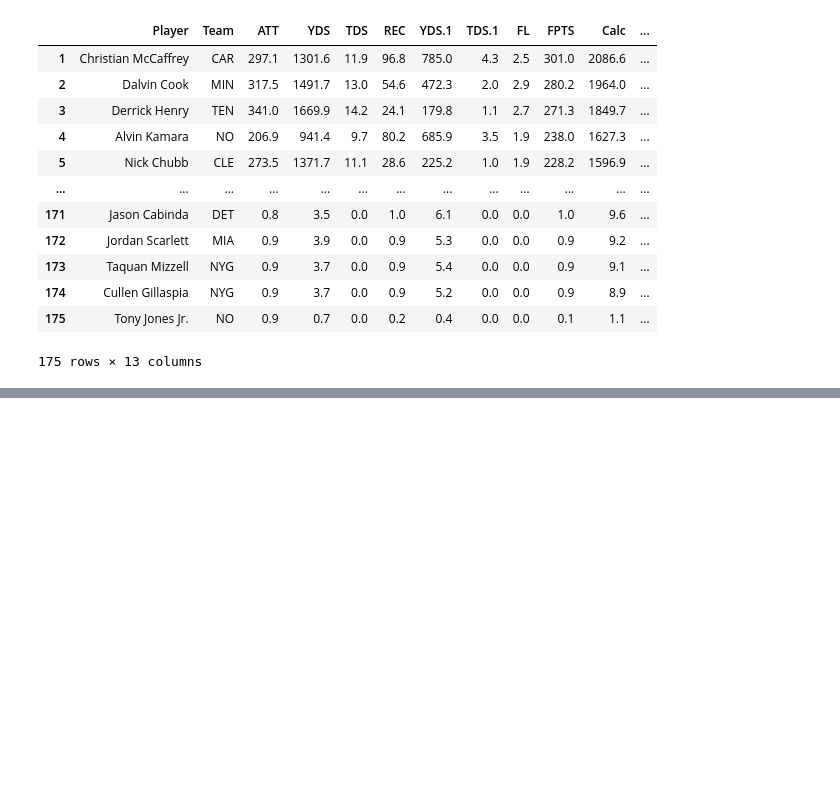
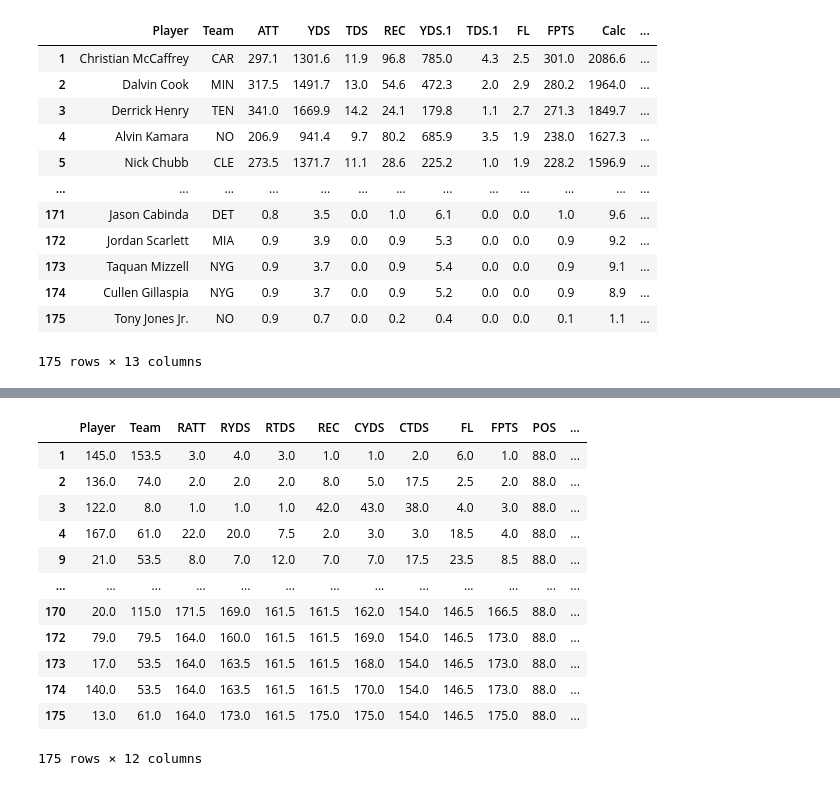
Before and after one commit to gordonpera/DraftBoard, a Jupyter notebook: Fantasy Test Notebook.ipynb, the cells around one changed output, grey strips where cells are left out. Drawn from its saved outputs; the diff is of its cells as text; code cells hidden in the pictures; blank space fills up the shorter version.

```diff
--- a/Fantasy Test Notebook.ipynb
+++ b/Fantasy Test Notebook.ipynb
@@ -504,0 +947,16 @@ RB
+# %%
+RB.rank(ascending = False)
+# %% [output]
+|  | Player | Team | RATT | RYDS | RTDS | REC | CYDS | CTDS | FL | FPTS | POS | ... |
+| 1 | 145.0 | 153.5 | 3.0 | 4.0 | 3.0 | 1.0 | 1.0 | 2.0 | 6.0 | 1.0 | 88.0 | ... |
+| 2 | 136.0 | 74.0 | 2.0 | 2.0 | 2.0 | 8.0 | 5.0 | 17.5 | 2.5 | 2.0 | 88.0 | ... |
+| 3 | 122.0 | 8.0 | 1.0 | 1.0 | 1.0 | 42.0 | 43.0 | 38.0 | 4.0 | 3.0 | 88.0 | ... |
+| 4 | 167.0 | 61.0 | 22.0 | 20.0 | 7.5 | 2.0 | 3.0 | 3.0 | 18.5 | 4.0 | 88.0 | ... |
+| 9 | 21.0 | 53.5 | 8.0 | 7.0 | 12.0 | 7.0 | 7.0 | 17.5 | 23.5 | 8.5 | 88.0 | ... |
+| ... | ... | ... | ... | ... | ... | ... | ... | ... | ... | ... | ... | ... |
+| 170 | 20.0 | 115.0 | 171.5 | 169.0 | 161.5 | 161.5 | 162.0 | 154.0 | 146.5 | 166.5 | 88.0 | ... |
+| 172 | 79.0 | 79.5 | 164.0 | 160.0 | 161.5 | 161.5 | 169.0 | 154.0 | 146.5 | 173.0 | 88.0 | ... |
+| 173 | 17.0 | 53.5 | 164.0 | 163.5 | 161.5 | 161.5 | 168.0 | 154.0 | 146.5 | 173.0 | 88.0 | ... |
+| 174 | 140.0 | 53.5 | 164.0 | 163.5 | 161.5 | 161.5 | 170.0 | 154.0 | 146.5 | 173.0 | 88.0 | ... |
+| 175 | 13.0 | 61.0 | 164.0 | 173.0 | 161.5 | 175.0 | 175.0 | 154.0 | 146.5 | 175.0 | 88.0 | ... |
+175 rows × 12 columns
```
Also changed, not shown: parts of 63 cells of this notebook, 1 other file.
